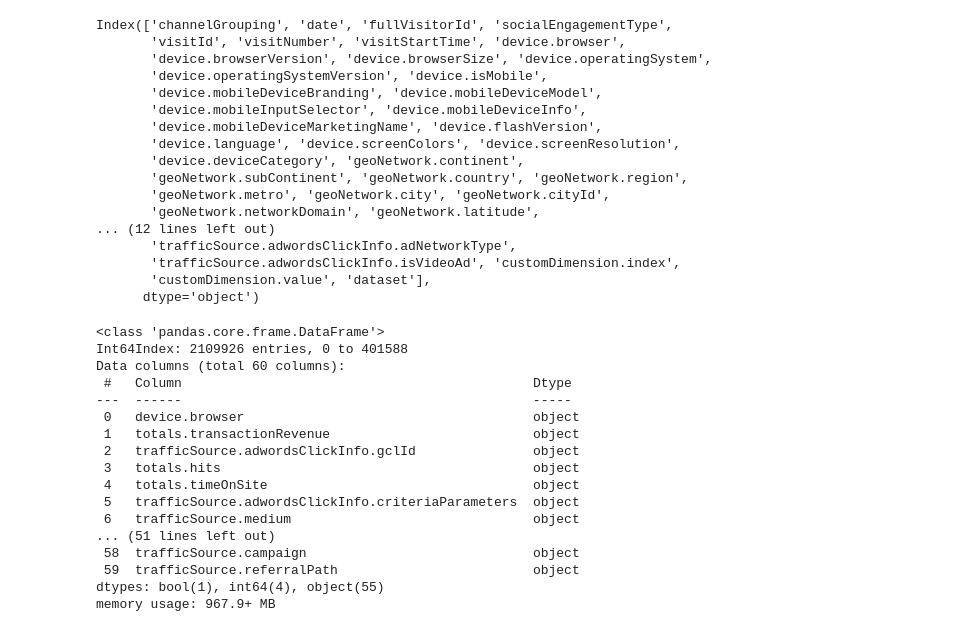
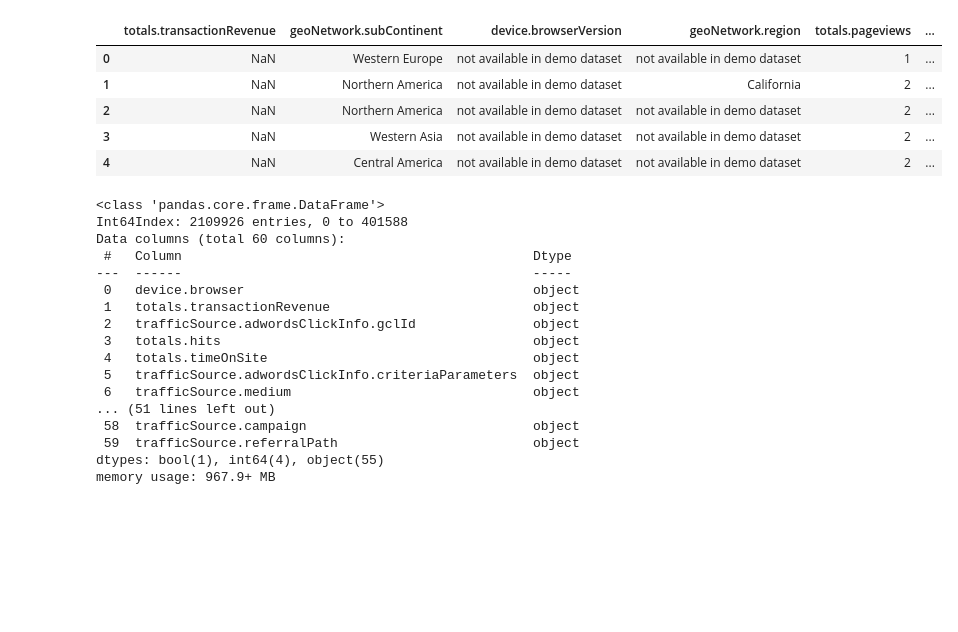
Before and after one commit to AsiMrz/MAYC_ML_Revenue_Prediction, a Jupyter notebook: ML_GACRP_PIPELINE.ipynb, the cells around one changed output. Saved outputs shown, nothing was run; the diff lists cells and outputs as text; code cells hidden in the pictures; blank space fills up the shorter version.

```diff
--- a/ML_GACRP_PIPELINE.ipynb
+++ b/ML_GACRP_PIPELINE.ipynb
@@ -45,26 +41,6 @@ Index(['channelGrouping', 'date', 'fullVisitorId', 'socialEngagementType',
 # %%
 traindata.drop('trafficSource.campaignCode',axis=1,inplace= True) #the test doesnt have trafficSource.campaignCode column,
 #so i droped it from the train set
-# %%
-testdata.columns
-# %% [output]
-Index(['channelGrouping', 'date', 'fullVisitorId', 'socialEngagementType',
-       'visitId', 'visitNumber', 'visitStartTime', 'device.browser',
-       'device.browserVersion', 'device.browserSize', 'device.operatingSystem',
-       'device.operatingSystemVersion', 'device.isMobile',
-       'device.mobileDeviceBranding', 'device.mobileDeviceModel',
-       'device.mobileInputSelector', 'device.mobileDeviceInfo',
-       'device.mobileDeviceMarketingName', 'device.flashVersion',
-       'device.language', 'device.screenColors', 'device.screenResolution',
-       'device.deviceCategory', 'geoNetwork.continent',
-       'geoNetwork.subContinent', 'geoNetwork.country', 'geoNetwork.region',
-       'geoNetwork.metro', 'geoNetwork.city', 'geoNetwork.cityId',
-       'geoNetwork.networkDomain', 'geoNetwork.latitude',
-... (12 lines left out)
-       'trafficSource.adwordsClickInfo.adNetworkType',
-       'trafficSource.adwordsClickInfo.isVideoAd', 'customDimension.index',
-       'customDimension.value', 'dataset'],
-      dtype='object')
 # %%
 # make sure the columns are in the same order in both train and test.
 # the deepcopy is just to have a copy of the original even after joining them
@@ -79,3 +53,12 @@ all_data = traindata[col_order].append(testdata)
+# %%
+all_data.head()
+# %% [output]
+|  | totals.transactionRevenue | geoNetwork.subContinent | device.browserVersion | geoNetwork.region | totals.pageviews | ... |
+| 0 | NaN | Western Europe | not available in demo dataset | not available in demo dataset | 1 | ... |
+| 1 | NaN | Northern America | not available in demo dataset | California | 2 | ... |
+| 2 | NaN | Northern America | not available in demo dataset | not available in demo dataset | 2 | ... |
+| 3 | NaN | Western Asia | not available in demo dataset | not available in demo dataset | 2 | ... |
+| 4 | NaN | Central America | not available in demo dataset | not available in demo dataset | 2 | ... |
 # %%
 all_data.info()
 # %% [output]
```
Also changed, not shown: parts of 42 cells of this notebook.
